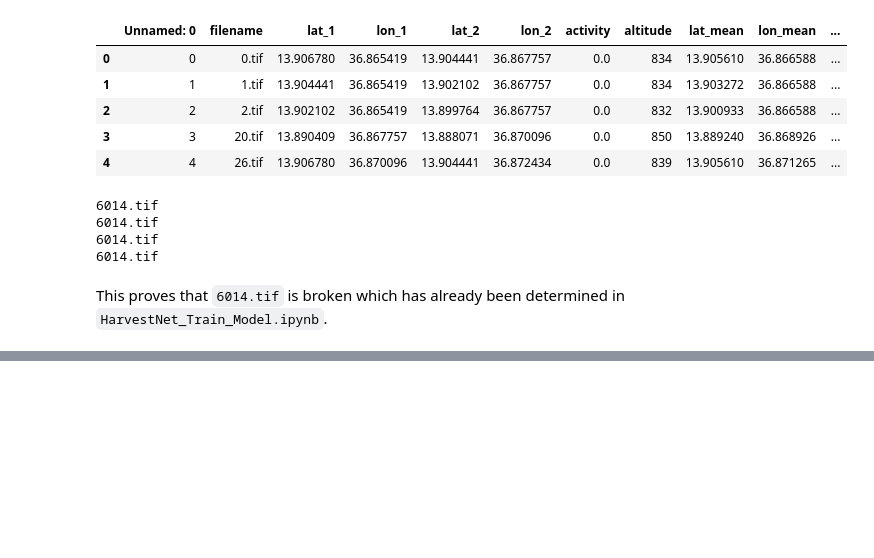
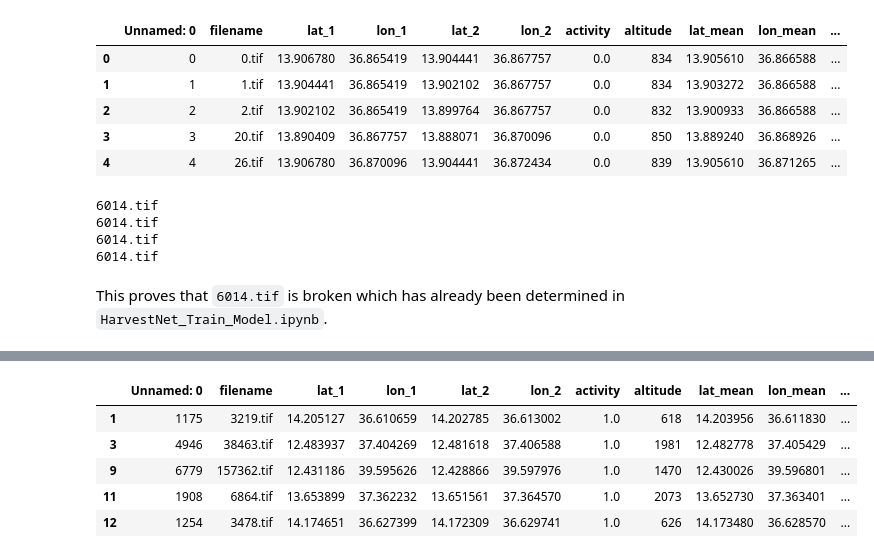
Before and after one commit to edrian-liao/harvestnet, a Jupyter notebook: notebooks/Subdivisions.ipynb, the cells around one changed output, grey strips where cells are left out. Saved outputs shown, nothing was run; the diff lists cells and outputs as text; code cells hidden in the pictures; blank space fills up the shorter version.

```diff
--- a/notebooks/Subdivisions.ipynb
+++ b/notebooks/Subdivisions.ipynb
@@ -118,0 +136,9 @@ Create new csv files that account for the subdivided files.
+# %%
+df.head()
+# %% [output]
+|  | Unnamed: 0 | filename | lat_1 | lon_1 | lat_2 | lon_2 | activity | altitude | lat_mean | lon_mean | ... |
+| 1 | 1175 | 3219.tif | 14.205127 | 36.610659 | 14.202785 | 36.613002 | 1.0 | 618 | 14.203956 | 36.611830 | ... |
+| 3 | 4946 | 38463.tif | 12.483937 | 37.404269 | 12.481618 | 37.406588 | 1.0 | 1981 | 12.482778 | 37.405429 | ... |
+| 9 | 6779 | 157362.tif | 12.431186 | 39.595626 | 12.428866 | 39.597976 | 1.0 | 1470 | 12.430026 | 39.596801 | ... |
+| 11 | 1908 | 6864.tif | 13.653899 | 37.362232 | 13.651561 | 37.364570 | 1.0 | 2073 | 13.652730 | 37.363401 | ... |
+| 12 | 1254 | 3478.tif | 14.174651 | 36.627399 | 14.172309 | 36.629741 | 1.0 | 626 | 14.173480 | 36.628570 | ... |
```
Also changed, not shown: parts of 6 cells of this notebook, 4 other files.
